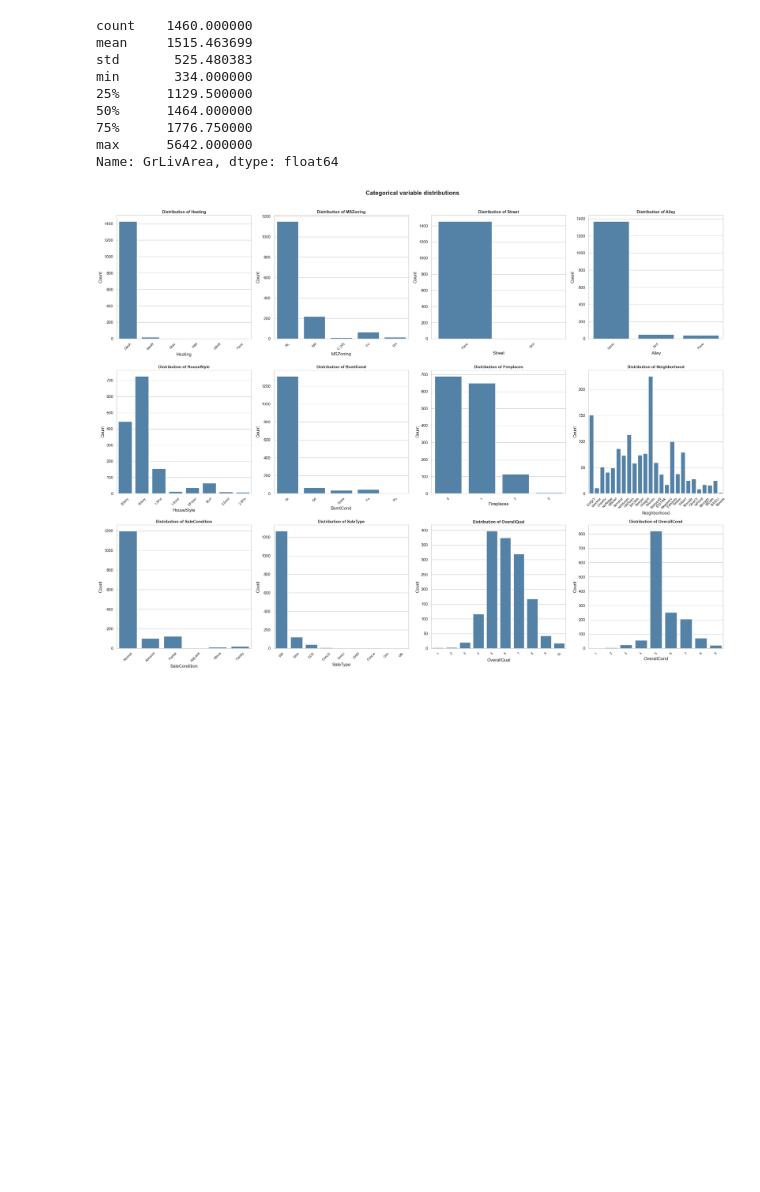
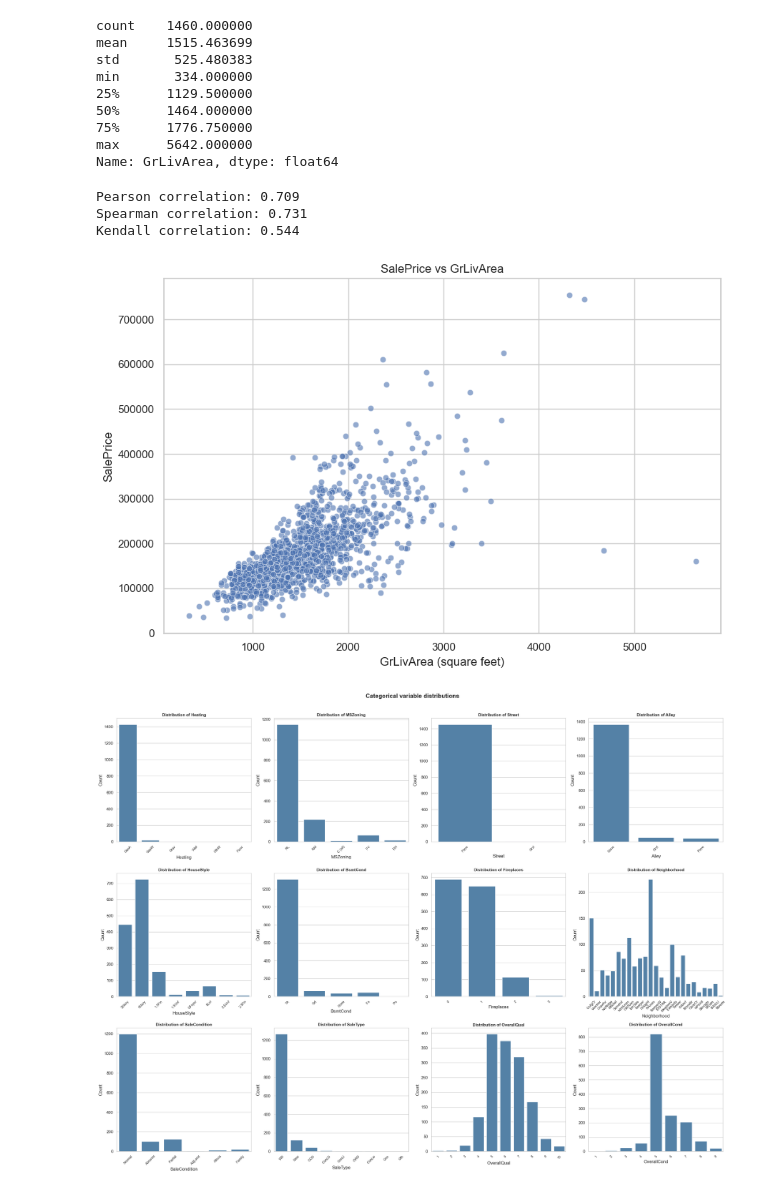
Before and after one commit to mariribeiro257/estat-exame-B, a Jupyter notebook: eda_housing_prices.ipynb, the cells around one changed output. Cells and saved outputs as stored; diff of their text form; code cells hidden in the pictures; blank space fills up the shorter version.

```diff
--- a/eda_housing_prices.ipynb
+++ b/eda_housing_prices.ipynb
@@ -261,6 +447,32 @@ min       334.000000
 75%      1776.750000
 max      5642.000000
 Name: GrLivArea, dtype: float64
+# %%
+# Calculating correlations and plotting SalePrice vs GrLivArea
+import matplotlib.pyplot as plt
+import seaborn as sns
+
+# compute Pearson, Spearman, and Kendall correlations
+pearson_corr = houses['GrLivArea'].corr(houses['SalePrice'], method='pearson')
+spearman_corr = houses['GrLivArea'].corr(houses['SalePrice'], method='spearman')
+kendall_corr = houses['GrLivArea'].corr(houses['SalePrice'], method='kendall')
+
+print(f"Pearson correlation: {pearson_corr:.3f}")
+print(f"Spearman correlation: {spearman_corr:.3f}")
+print(f"Kendall correlation: {kendall_corr:.3f}")
+
+plt.figure(figsize=(9, 6))
+sns.scatterplot(data=houses, x='GrLivArea', y='SalePrice', alpha=0.6)
+plt.title('SalePrice vs GrLivArea')
+plt.xlabel('GrLivArea (square feet)')
+plt.ylabel('SalePrice')
+plt.tight_layout()
+plt.show()
+# %% [output]
+Pearson correlation: 0.709
+Spearman correlation: 0.731
+Kendall correlation: 0.544
+[figure, added]
 # %%
 # Create categorical distribution plots with Count on the y axis
 import matplotlib.pyplot as plt
```
Also changed, not shown: parts of 29 cells of this notebook.
